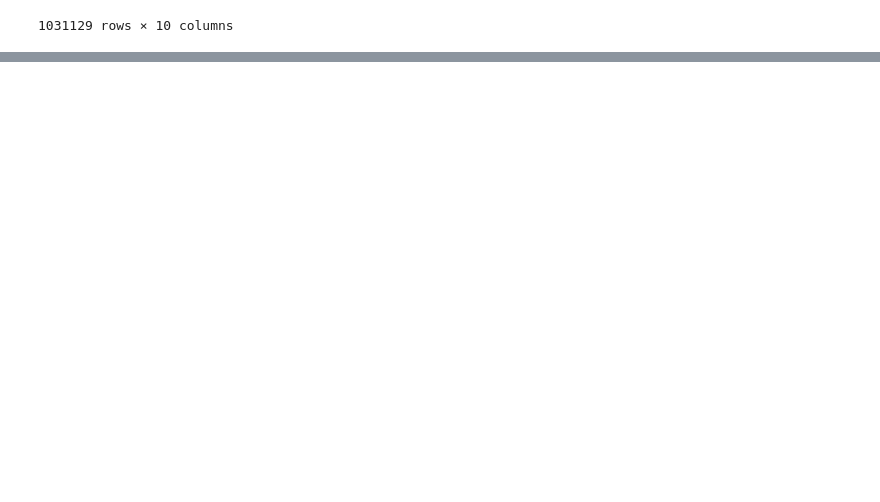
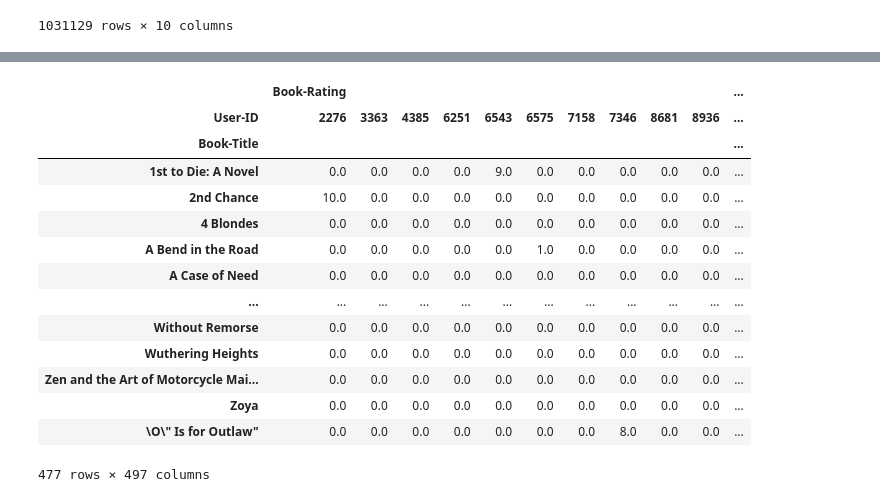
Before and after one commit to maninder56/Final_Year_Project-recommendation_system, a Jupyter notebook: AI_Model/Book_recommender_system/book_recommender_system.ipynb, the cells around one changed output, grey strips where cells are left out. Saved outputs shown, nothing was run; the diff lists cells and outputs as text; code cells hidden in the pictures; blank space fills up the shorter version.

Commit message:
Colloborative Filtering implemented

```diff
--- a/AI_Model/Book_recommender_system/book_recommender_system.ipynb
+++ b/AI_Model/Book_recommender_system/book_recommender_system.ipynb
@@ -164,0 +307,6 @@ ratings_name
+# %%
+# filter users who gave more reviews to books
+a = ratings_name.groupby('User-ID').count()['Book-Title']>300 #
+geninue_users = a[a].index
+geniune_user = ratings_name[ratings_name['User-ID'].isin(geninue_users)]
+geniune_user
@@ -164,0 +327,6 @@ ratings_name
+# %%
+# filter books who got more then 50 ratings
+b = geniune_user.groupby('Book-Title').count()['Book-Rating']>=50
+famous_books = b[b].index
+final_df = geniune_user[geniune_user['Book-Title'].isin(famous_books)]
+final_df
@@ -164,0 +363,21 @@ ratings_name
+# %%
+# reference: https://www.kaggle.com/code/jagdishchavan/book-recommender-system
+pivot_table = final_df.pivot_table(index='Book-Title',columns='User-ID')
+pivot_table.fillna(0,inplace=True)
+pivot_table.head(500)
+# %% [output]
+|  | Book-Rating |  |  |  |  |  |  |  |  |  | ... |
+| User-ID | 2276 | 3363 | 4385 | 6251 | 6543 | 6575 | 7158 | 7346 | 8681 | 8936 | ... |
+| Book-Title |  |  |  |  |  |  |  |  |  |  | ... |
+| 1st to Die: A Novel | 0.0 | 0.0 | 0.0 | 0.0 | 9.0 | 0.0 | 0.0 | 0.0 | 0.0 | 0.0 | ... |
+| 2nd Chance | 10.0 | 0.0 | 0.0 | 0.0 | 0.0 | 0.0 | 0.0 | 0.0 | 0.0 | 0.0 | ... |
+| 4 Blondes | 0.0 | 0.0 | 0.0 | 0.0 | 0.0 | 0.0 | 0.0 | 0.0 | 0.0 | 0.0 | ... |
+| A Bend in the Road | 0.0 | 0.0 | 0.0 | 0.0 | 0.0 | 1.0 | 0.0 | 0.0 | 0.0 | 0.0 | ... |
+| A Case of Need | 0.0 | 0.0 | 0.0 | 0.0 | 0.0 | 0.0 | 0.0 | 0.0 | 0.0 | 0.0 | ... |
+| ... | ... | ... | ... | ... | ... | ... | ... | ... | ... | ... | ... |
+| Without Remorse | 0.0 | 0.0 | 0.0 | 0.0 | 0.0 | 0.0 | 0.0 | 0.0 | 0.0 | 0.0 | ... |
+| Wuthering Heights | 0.0 | 0.0 | 0.0 | 0.0 | 0.0 | 0.0 | 0.0 | 0.0 | 0.0 | 0.0 | ... |
+| Zen and the Art of Motorcycle Mai... | 0.0 | 0.0 | 0.0 | 0.0 | 0.0 | 0.0 | 0.0 | 0.0 | 0.0 | 0.0 | ... |
+| Zoya | 0.0 | 0.0 | 0.0 | 0.0 | 0.0 | 0.0 | 0.0 | 0.0 | 0.0 | 0.0 | ... |
+| \O\" Is for Outlaw" | 0.0 | 0.0 | 0.0 | 0.0 | 0.0 | 0.0 | 0.0 | 8.0 | 0.0 | 0.0 | ... |
+477 rows × 497 columns
```
Also changed, not shown: parts of 20 cells of this notebook, 1 other file.
